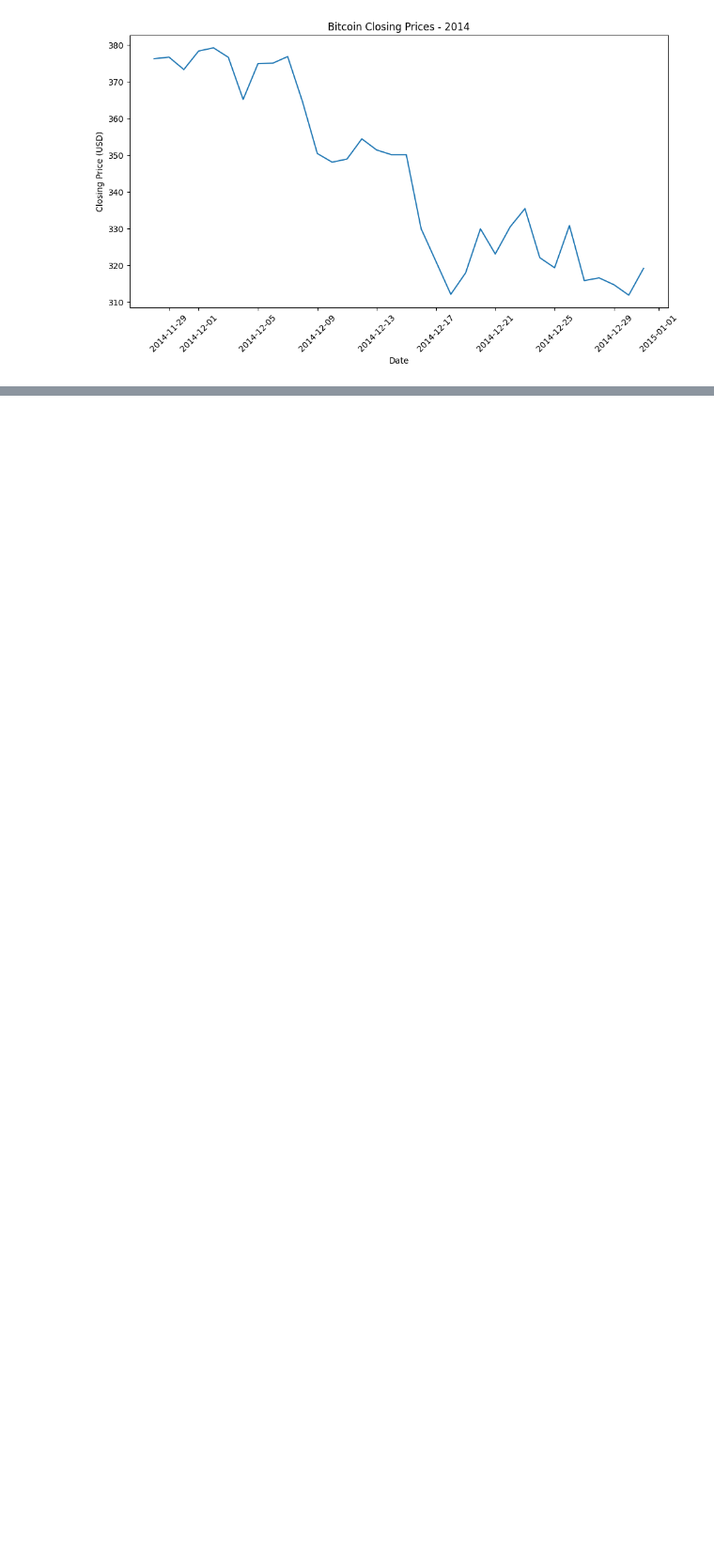
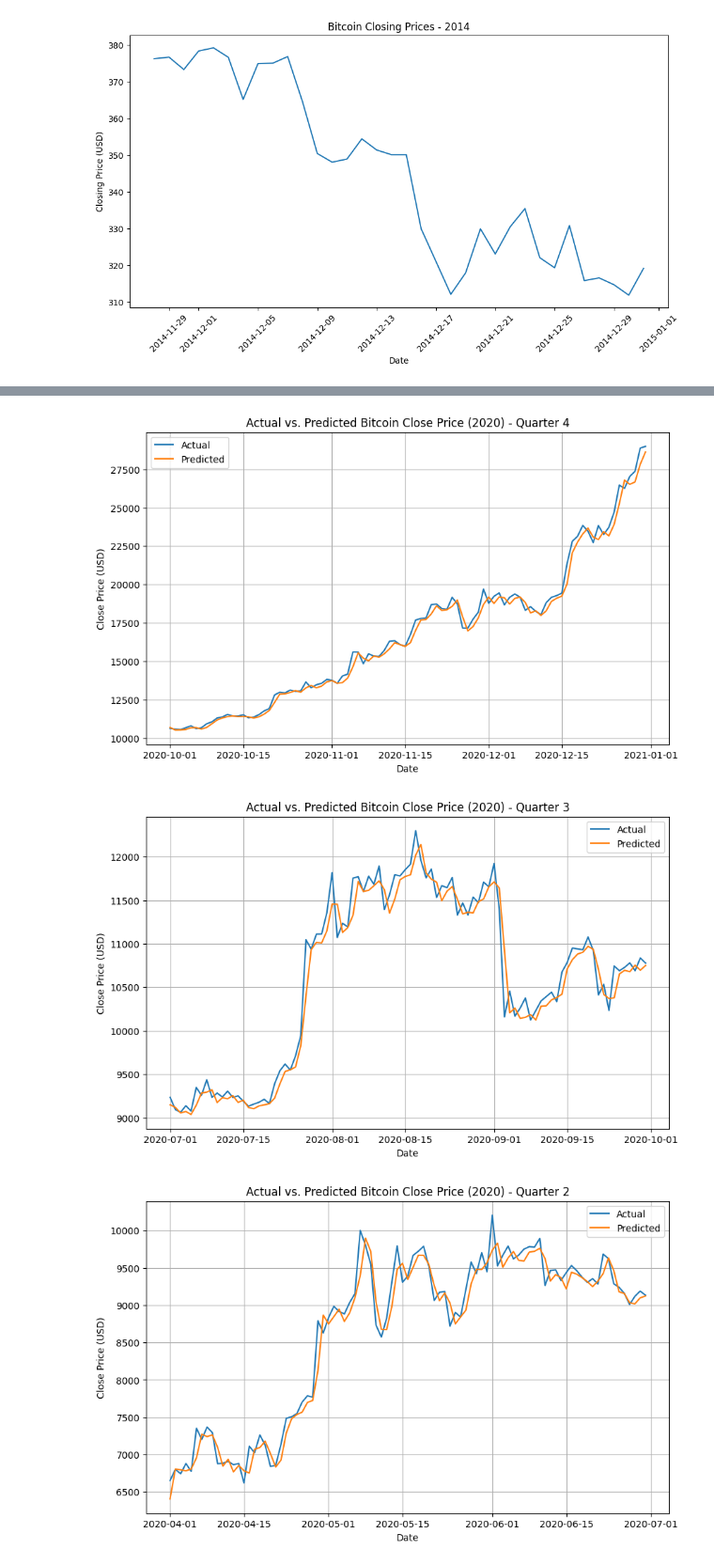
Before and after one commit to khoapdaio/AIO-2024, a Jupyter notebook: src/module4/week2/exercise2.ipynb, the cells around one changed output, grey strips where cells are left out. Shown at 94% size. Drawn from its saved outputs; the diff is of its cells as text; code cells hidden in the pictures; blank space fills up the shorter version.

```diff
--- a/src/module4/week2/exercise2.ipynb
+++ b/src/module4/week2/exercise2.ipynb
@@ -158,0 +248,31 @@ AttributeError: 'numpy.ndarray' object has no attribute 'values'
+# %%
+# Filter data for 2020
+df_2020 = df[(df['date'] >= '2020-01-01') & (df['date'] <= '2020-12-31')]
+
+# Create a new column for quarter
+df_2020['quarter'] = df_2020['date'].dt.quarter
+
+# Prepare X and y for prediction
+X_2020 = df_2020[["open", "high", "low"]]
+y_2020 = df_2020["close"]
+
+# Make predictions for 2020
+y_pred_2020 = predict(X_2020, w, b)
+
+
+# Plot actual vs. predicted close prices for each quarter
+for quarter in df_2020['quarter'].unique():
+  df_quarter = df_2020[df_2020['quarter'] == quarter]
+  plt.figure(figsize=(10, 6))
+  plt.plot(df_quarter['date'], df_quarter['close'], label='Actual')
+  plt.plot(df_quarter['date'], y_pred_2020[df_2020['quarter'] == quarter], label='Predicted')
+  plt.title(f'Actual vs. Predicted Bitcoin Close Price (2020) - Quarter {quarter}')
+  plt.xlabel('Date')
+  plt.ylabel('Close Price (USD)')
+  plt.legend()
+  plt.grid(True)
+  plt.show()
+# %% [output]
+[figure, added]
+[figure, added]
+[figure, added]
```
Also changed, not shown: parts of 22 cells of this notebook, 1 other file.
